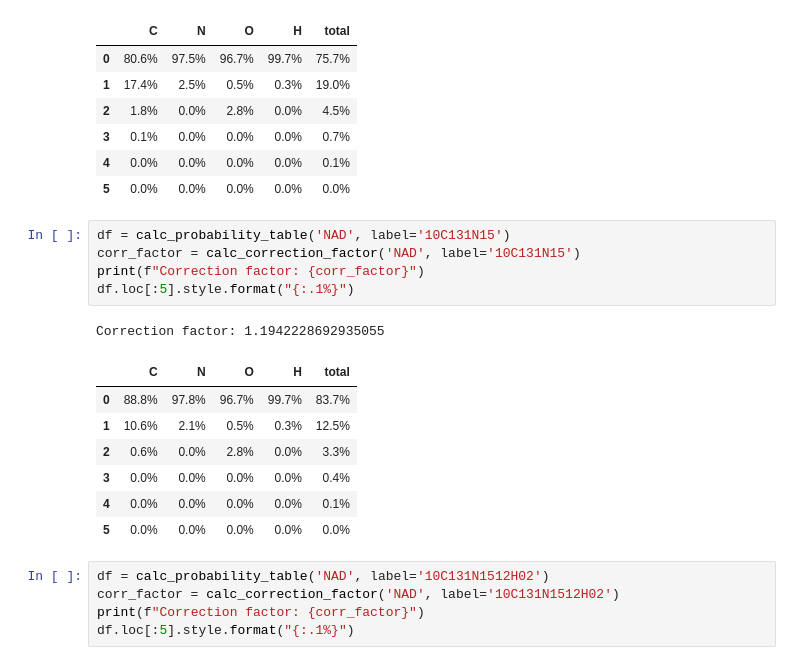
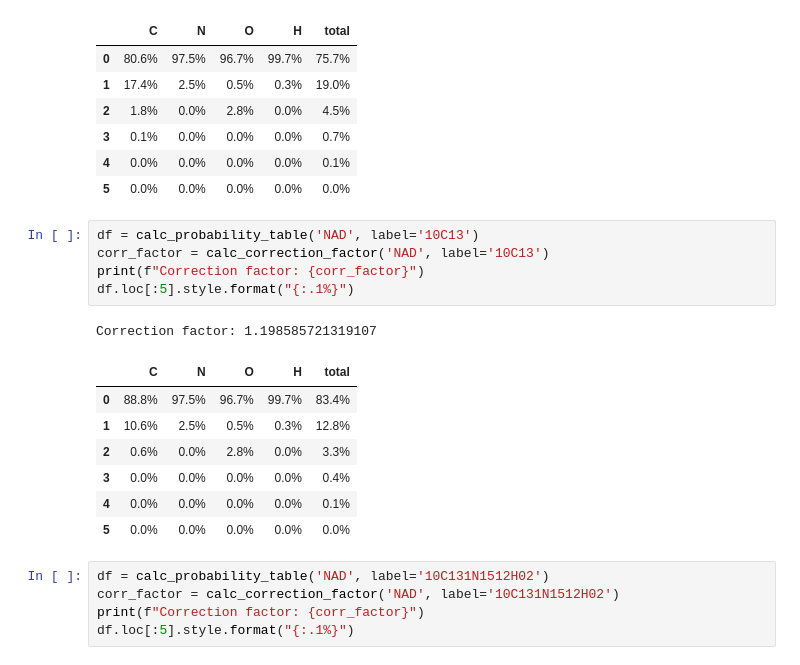
Before and after one commit to MolecularBioinformatics/PICor, a Jupyter notebook: isotopologue_probalities.ipynb, the cells around one changed output. Saved outputs shown, nothing was run; the diff lists cells and outputs as text.

```diff
--- a/isotopologue_probalities.ipynb
+++ b/isotopologue_probalities.ipynb
@@ -67,15 +67,15 @@ Correction factor: 1.3204349713253993
 | 4 | 0.0% | 0.0% | 0.0% | 0.0% | 0.1% |
 | 5 | 0.0% | 0.0% | 0.0% | 0.0% | 0.0% |
 # %%
-df = calc_probability_table('NAD', label='10C131N15')
-corr_factor = calc_correction_factor('NAD', label='10C131N15')
+df = calc_probability_table('NAD', label='10C13')
+corr_factor = calc_correction_factor('NAD', label='10C13')
 print(f"Correction factor: {corr_factor}")
 df.loc[:5].style.format("{:.1%}")
 # %% [output]
-Correction factor: 1.1942228692935055
+Correction factor: 1.198585721319107
 |  | C | N | O | H | total |
-| 0 | 88.8% | 97.8% | 96.7% | 99.7% | 83.7% |
-| 1 | 10.6% | 2.1% | 0.5% | 0.3% | 12.5% |
+| 0 | 88.8% | 97.5% | 96.7% | 99.7% | 83.4% |
+| 1 | 10.6% | 2.5% | 0.5% | 0.3% | 12.8% |
 | 2 | 0.6% | 0.0% | 2.8% | 0.0% | 3.3% |
 | 3 | 0.0% | 0.0% | 0.0% | 0.0% | 0.4% |
 | 4 | 0.0% | 0.0% | 0.0% | 0.0% | 0.1% |
```
Also changed, not shown: parts of 3 cells of this notebook.
